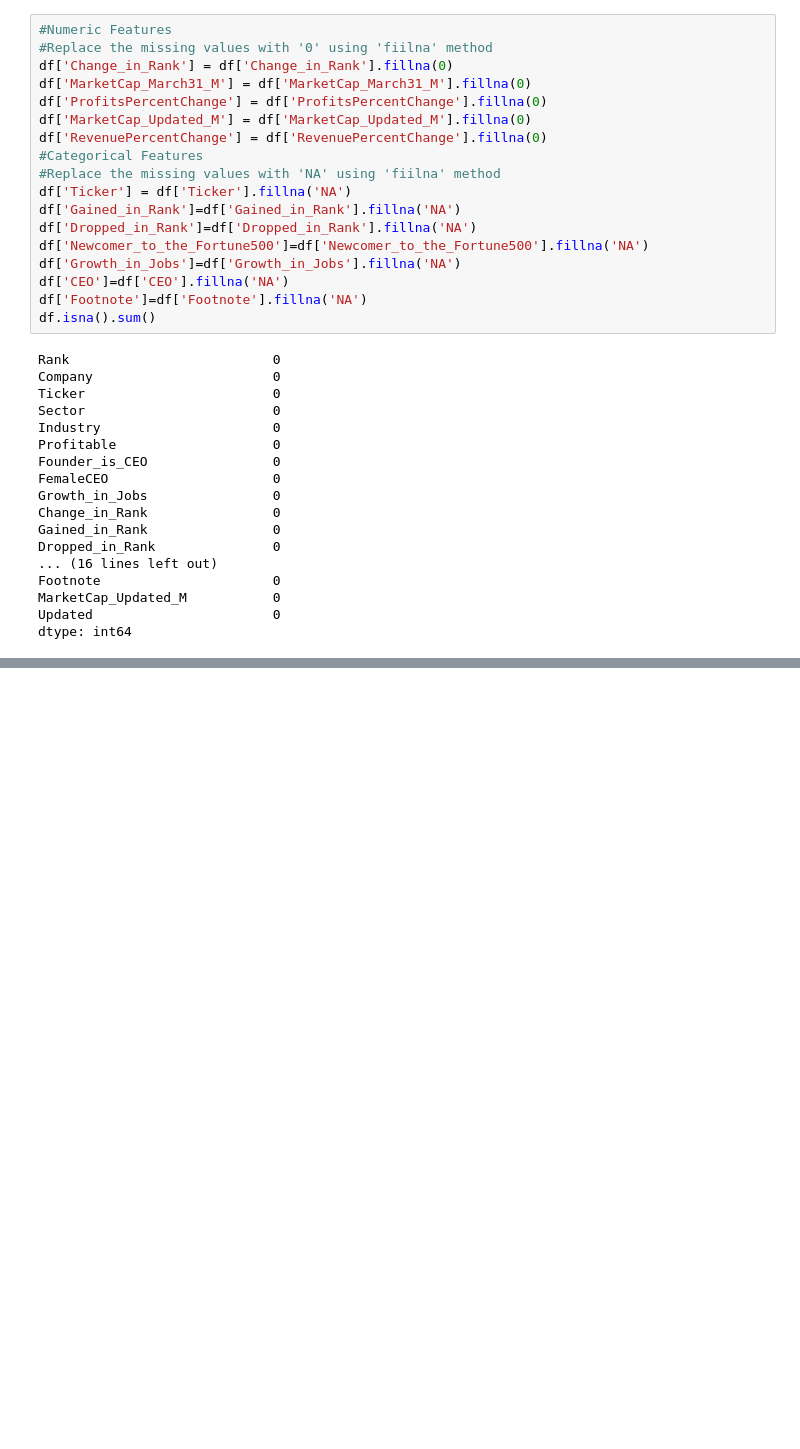
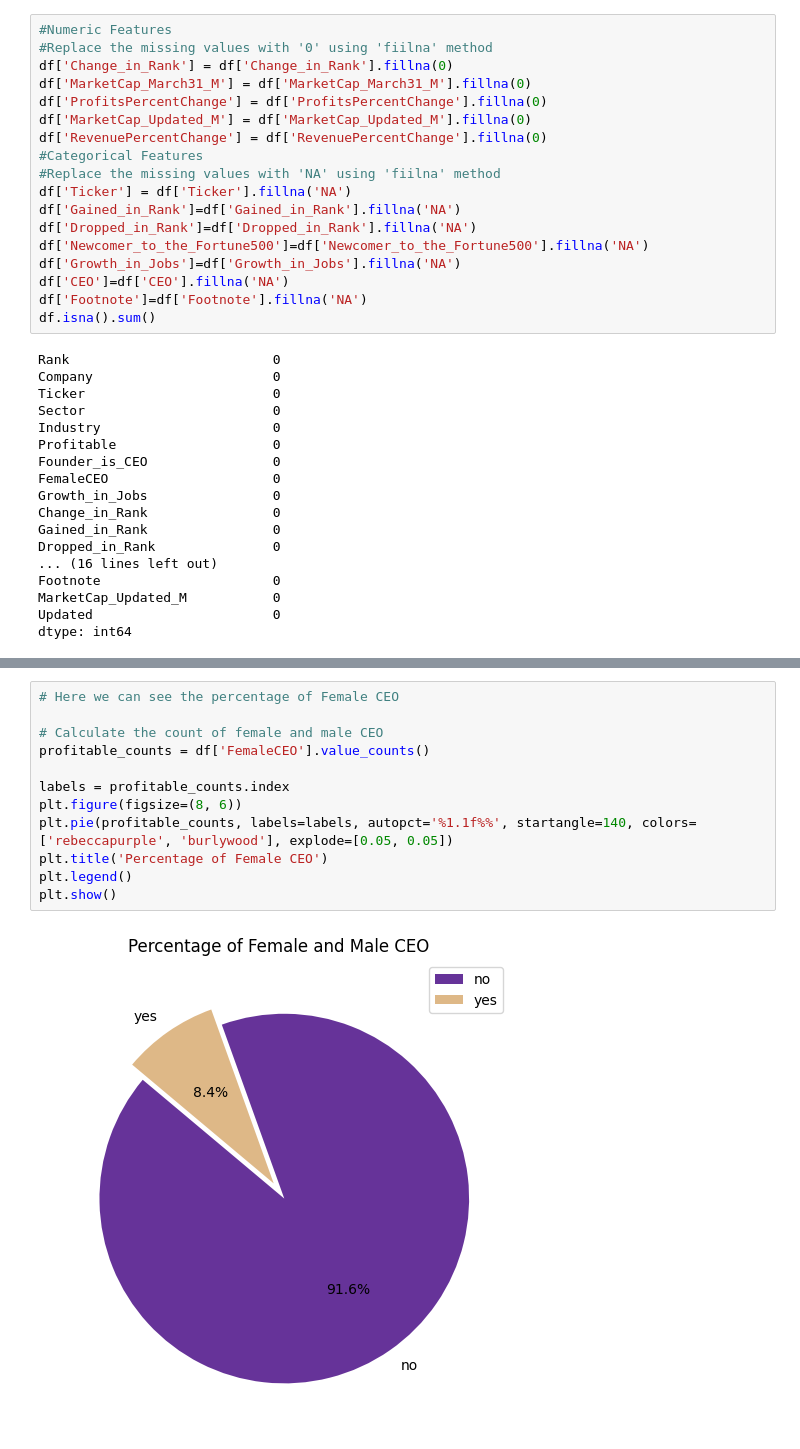
Before and after one commit to feer-rodriguess90/Fortune-500-Data-Analysis-Project, a Jupyter notebook: codigo.ipynb, the cells around one changed output, grey strips where cells are left out. Cells and saved outputs as stored; diff of their text form; blank space fills up the shorter version.

```diff
--- a/codigo.ipynb
+++ b/codigo.ipynb
@@ -183,0 +215,14 @@ Name: count, dtype: int64
+# %%
+# Here we can see the percentage of Female CEO
+
+# Calculate the count of female and male CEO
+profitable_counts = df['FemaleCEO'].value_counts()
+
+labels = profitable_counts.index
+plt.figure(figsize=(8, 6))
+plt.pie(profitable_counts, labels=labels, autopct='%1.1f%%', startangle=140, colors=['rebeccapurple', 'burlywood'], explode=[0.05, 0.05])
+plt.title('Percentage of Female CEO')
+plt.legend()
+plt.show()
+# %% [output]
+[figure, added]
```
Also changed, not shown: parts of 12 cells of this notebook.
